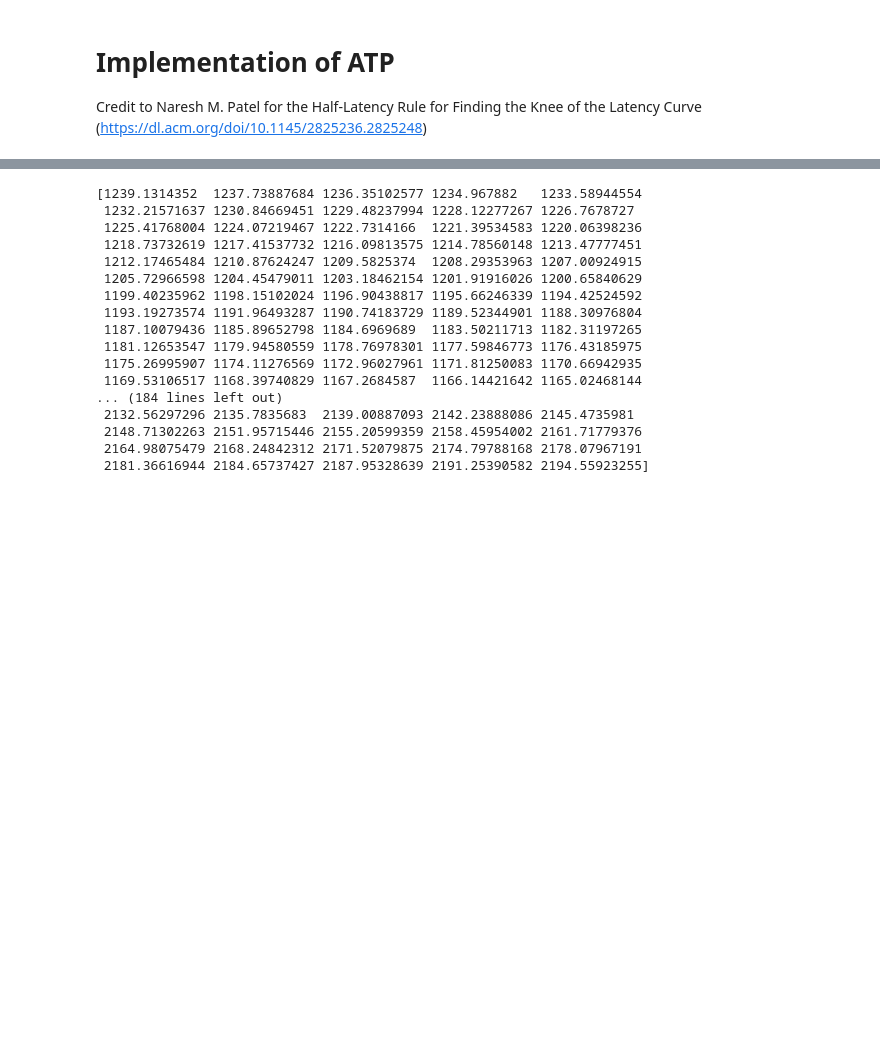
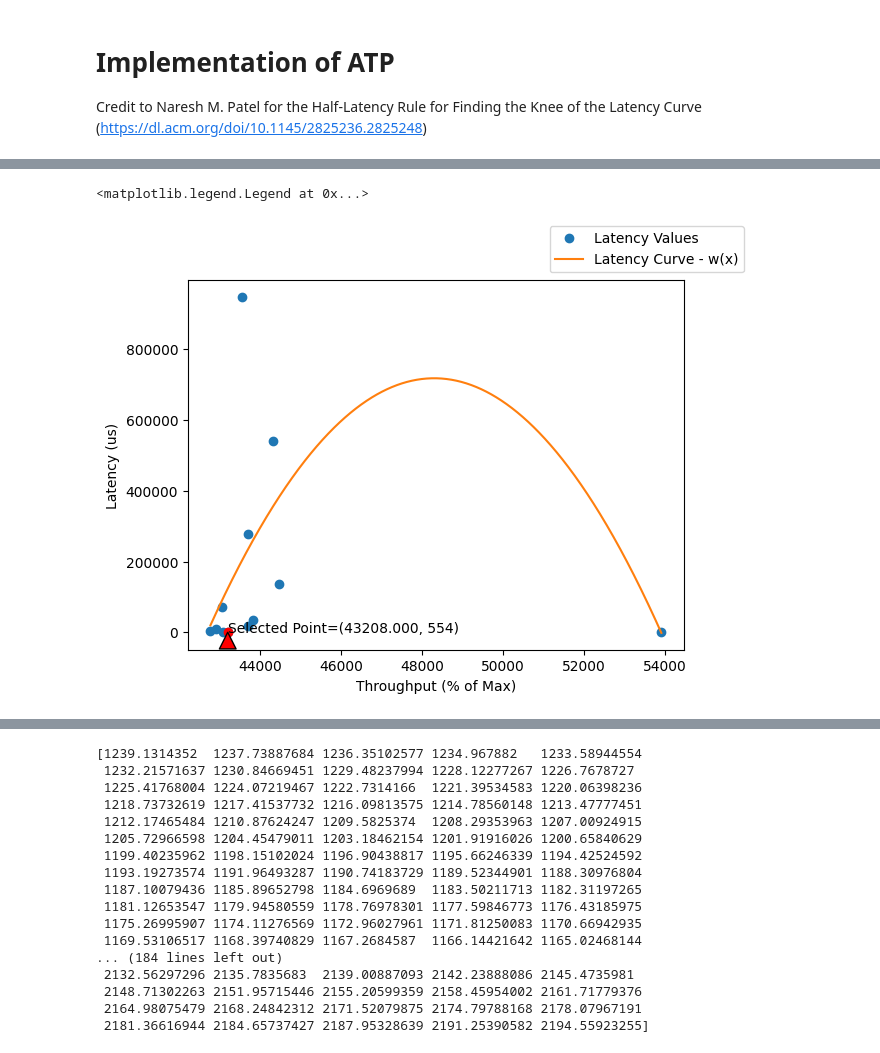
Before and after one commit to Cloud-Heroes-Forge/fio-parser, a Jupyter notebook: math.ipynb, the cells around one changed output, grey strips where cells are left out. Cells and saved outputs as stored; diff of their text form; code cells hidden in the pictures; blank space fills up the shorter version.

```diff
--- a/math.ipynb
+++ b/math.ipynb
@@ -109,0 +23,33 @@ fig.legend(loc='upper right')
+# %%
+fig, ax1 = plt.subplots()
+
+ax1.plot(data['total_throughput'], data['avg_latency'], 'o', label='Latency Values')
+ax1.plot(throughput_x_range, latency_y_range, '-', label='Latency Curve - w(x)')
+# ax1.plot(atp.data['total_throughput'], atp.data['ORT'] * 2, label='Doubled ORT Curve - 2*r(x)')
+
+ax1.set_xlabel('Throughput (% of Max)')
+ax1.set_ylabel('Latency (us)')
+ax1.tick_params(axis='y')
+
+# print(latency_y_range[intersection_indices])
+# Extract the x and y values of the intersection points
+intersection_x_vals = atp.j['total_throughput']
+intersection_y_vals = atp.j['avg_latency']
+ax1.plot(intersection_x_vals, intersection_y_vals, 'ro')
+ax1.annotate(f'Selected Point=({intersection_x_vals:.3f}, {intersection_y_vals:.0f})',
+              xy=(intersection_x_vals, intersection_y_vals),
+              xytext=(intersection_x_vals + .1, intersection_y_vals + 0.01),
+              arrowprops=dict(facecolor='red', shrink=0.05))
+
+
+# ax2 = ax1.twinx()
+
+# ax2.plot(throughput_x_range, response_time_vals, label='ORT Curve - r(x)')
+# ax2.set_ylabel('Response Time (ms)')
+# ax2.tick_params(axis='y')
+
+fig.legend(loc='upper right')
+# plt.show()
+# %% [output]
+<matplotlib.legend.Legend at 0x...>
+[figure, added]
```
Also changed, not shown: parts of 3 cells of this notebook, 2 other files.
